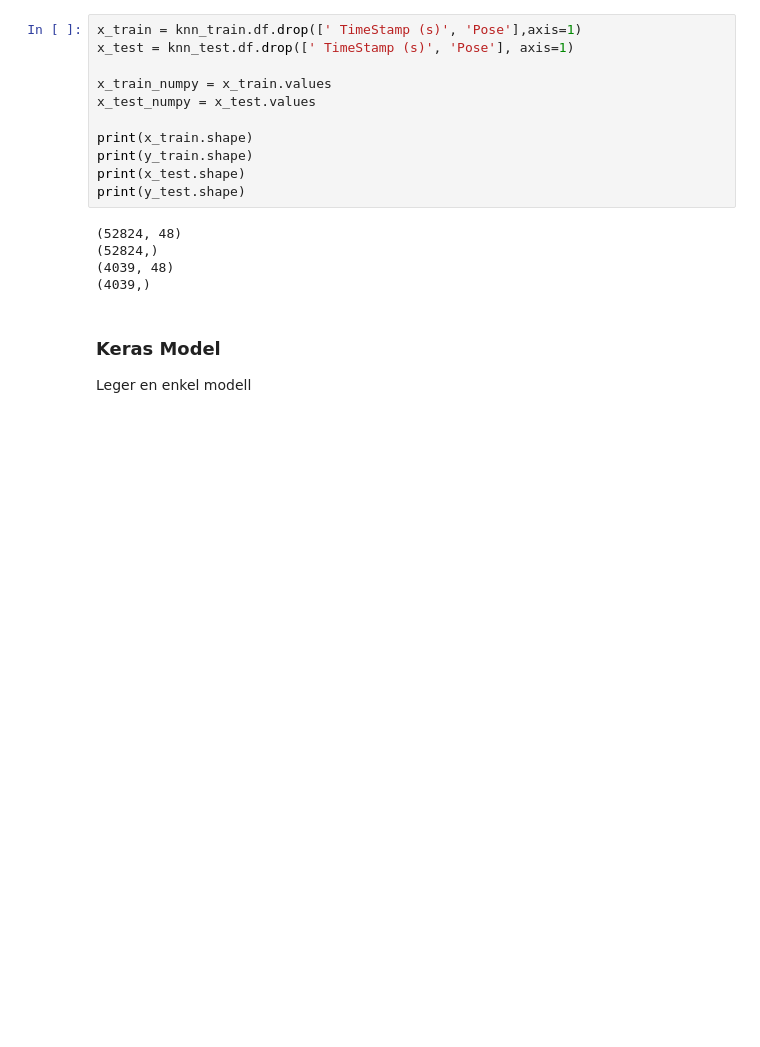
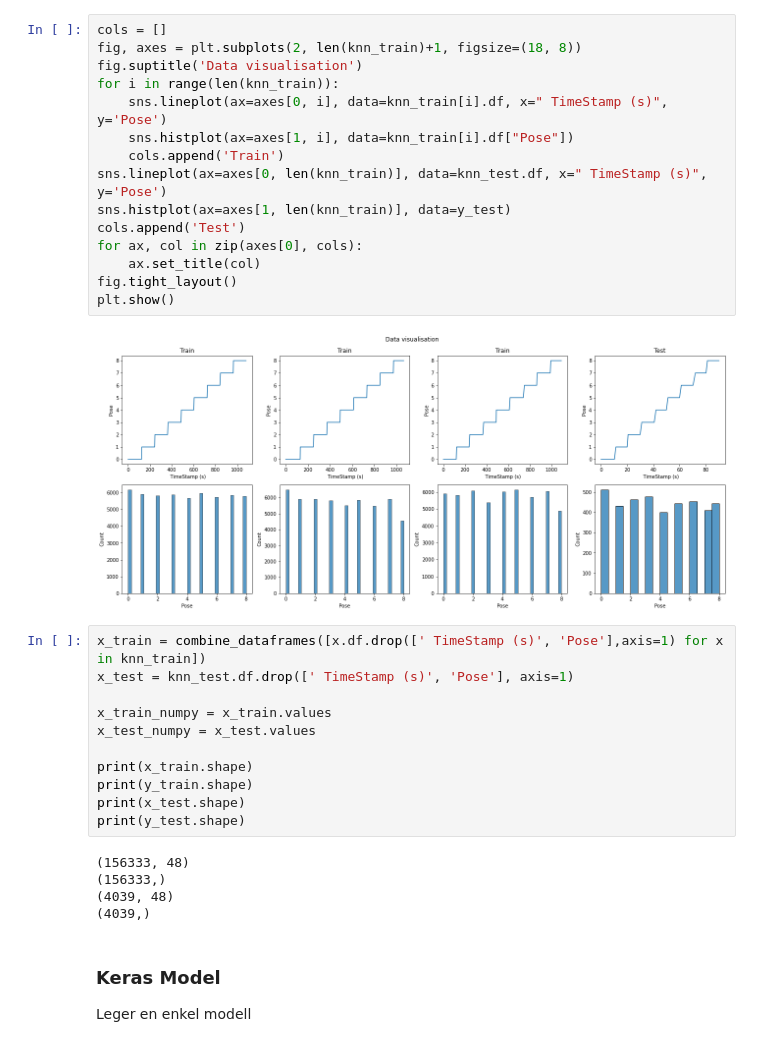
Before and after one commit to OleJonas/Got-Your-Back, a Jupyter notebook: model/ml_algorithms/ANN.ipynb, the cells around one changed output. Saved outputs shown, nothing was run; the diff lists cells and outputs as text; blank space fills up the shorter version.

```diff
--- a/model/ml_algorithms/ANN.ipynb
+++ b/model/ml_algorithms/ANN.ipynb
@@ -67,5 +71,22 @@ length of knn_train.df after drops: 4039
+# %%
+cols = []
+fig, axes = plt.subplots(2, len(knn_train)+1, figsize=(18, 8))
+fig.suptitle('Data visualisation')
+for i in range(len(knn_train)):
+    sns.lineplot(ax=axes[0, i], data=knn_train[i].df, x=" TimeStamp (s)", y='Pose')
+    sns.histplot(ax=axes[1, i], data=knn_train[i].df["Pose"])
+    cols.append('Train')
+sns.lineplot(ax=axes[0, len(knn_train)], data=knn_test.df, x=" TimeStamp (s)", y='Pose')
+sns.histplot(ax=axes[1, len(knn_train)], data=y_test)
+cols.append('Test')
+for ax, col in zip(axes[0], cols):
+    ax.set_title(col)
+fig.tight_layout()
+plt.show()
+# %% [output]
+[figure, added]
 # %%
-x_train = knn_train.df.drop([' TimeStamp (s)', 'Pose'],axis=1)
+x_train = combine_dataframes([x.df.drop([' TimeStamp (s)', 'Pose'],axis=1) for x in knn_train])
 x_test = knn_test.df.drop([' TimeStamp (s)', 'Pose'], axis=1)
 
 x_train_numpy = x_train.values
@@ -76,8 +97,8 @@ print(y_train.shape)
 print(x_test.shape)
 print(y_test.shape)
 # %% [output]
-(52824, 48)
-(52824,)
+(156333, 48)
+(156333,)
 (4039, 48)
 (4039,)
 # %% [markdown]
```
Also changed, not shown: parts of 10 cells of this notebook, 1 other file.
